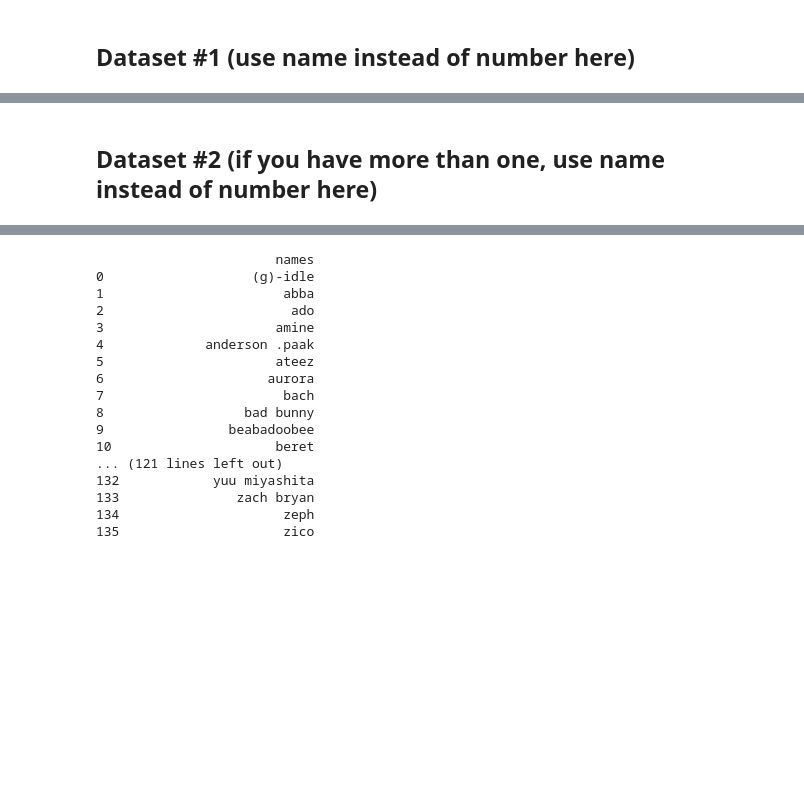
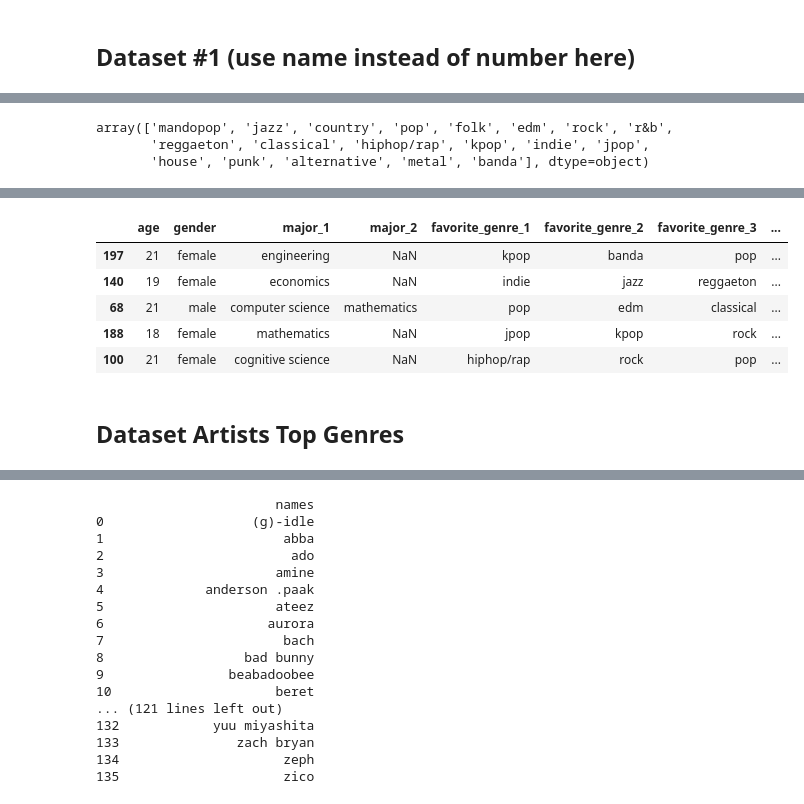
Before and after one commit to ninaahong/COGS108, a Jupyter notebook: EDACheckpoint_Group041_WI24.ipynb, the cells around one changed output, grey strips where cells are left out. Drawn from its saved outputs; the diff is of its cells as text; code cells hidden in the pictures; blank space fills up the shorter version.

Commit message:
new dataset

```diff
--- a/EDACheckpoint_Group041_WI24.ipynb
+++ b/EDACheckpoint_Group041_WI24.ipynb
@@ -160,13 +160,13 @@ def standardize_gen(str_gen):
         if '-' in str_gen:
             str_gen = str_gen.replace('-', '')
             output = str_gen
-        if 'alternative rock' in str_gen or 'Alternative' in str_gen:
-            str_gen = str_gen.replace('alternative rock', 'alternative')
-            str_gen = str_gen.replace('Alternative', 'alternative')
-            output = str_gen
-        if 'oldies' in str_gen:
+        elif 'oldies' in str_gen:
             str_gen = str_gen.replace('oldies', '')
             output = str_gen
+        elif 'heavy metal' in str_gen or 'power metal' in str_gen:
+            output = 'metal'
+        elif 'alternative rock' in str_gen:
+            output = 'rock'
         else:
             output=str_gen
         return output
@@ -174,6 +174,13 @@ def standardize_gen(str_gen):
 survey['favorite_genre_1']=survey['favorite_genre_1'].apply(standardize_gen)
 survey['favorite_genre_2']=survey['favorite_genre_2'].apply(standardize_gen)
 survey['favorite_genre_3']=survey['favorite_genre_3'].apply(standardize_gen)
+
+
+survey['favorite_genre_2'].unique()
+# %% [output]
+array(['mandopop', 'jazz', 'country', 'pop', 'folk', 'edm', 'rock', 'r&b',
+       'reggaeton', 'classical', 'hiphop/rap', 'kpop', 'indie', 'jpop',
+       'house', 'punk', 'alternative', 'metal', 'banda'], dtype=object)
 # %%
 ##CLEAN HOURS BY REMOVING SYMBOLS AND ADDING AVERAGES FOR PEOPLE WHO PROVIDED RANGE
 def standardize_hours(str_hours):
@@ -429,24 +436,32 @@ favorite_artist = pd.concat([survey_a1, survey_a2, survey_a3, survey_a4, survey_
 # %%
 def standardize_artist (str_artist):
     str_artist=str(str_artist)
     str_artist=str_artist.lower()
     str_artist=str_artist.strip()
     if 'specific' in str_artist or 'none' in str_artist or 'nan' in str_artist:
         output=np.nan
     elif 'é' in str_artist:
         output='beyonce'
     elif 'ray' in str_artist:
         output='lana del rey'
     elif 'wising' in str_artist:
         output='wisin y yandel'
     elif 'leserrafim' in str_artist:
         output='le sserafim'
     elif 'sammy rae and the friends' in str_artist:
         output='sammy rae'
     else:
         output=str_artist
     return output
 favorite_artist['artist_name']=favorite_artist['artist_name'].apply(standardize_artist)
 favorite_artist=favorite_artist.sort_values('artist_name', ascending=True)
+favorite_artist.head()
+# %% [output]
+|  | age | gender | major_1 | major_2 | favorite_genre_1 | favorite_genre_2 | favorite_genre_3 | ... |
+| 197 | 21 | female | engineering | NaN | kpop | banda | pop | ... |
+| 140 | 19 | female | economics | NaN | indie | jazz | reggaeton | ... |
+| 68 | 21 | male | computer science | mathematics | pop | edm | classical | ... |
+| 188 | 18 | female | mathematics | NaN | jpop | kpop | rock | ... |
+| 100 | 21 | female | cognitive science | NaN | hiphop/rap | rock | pop | ... |
-# %% [markdown]
-## Dataset #2 (if you have more than one, use name instead of number here)
+# %% [markdown]
+## Dataset Artists Top Genres
```
Also changed, not shown: parts of 5 cells of this notebook.
